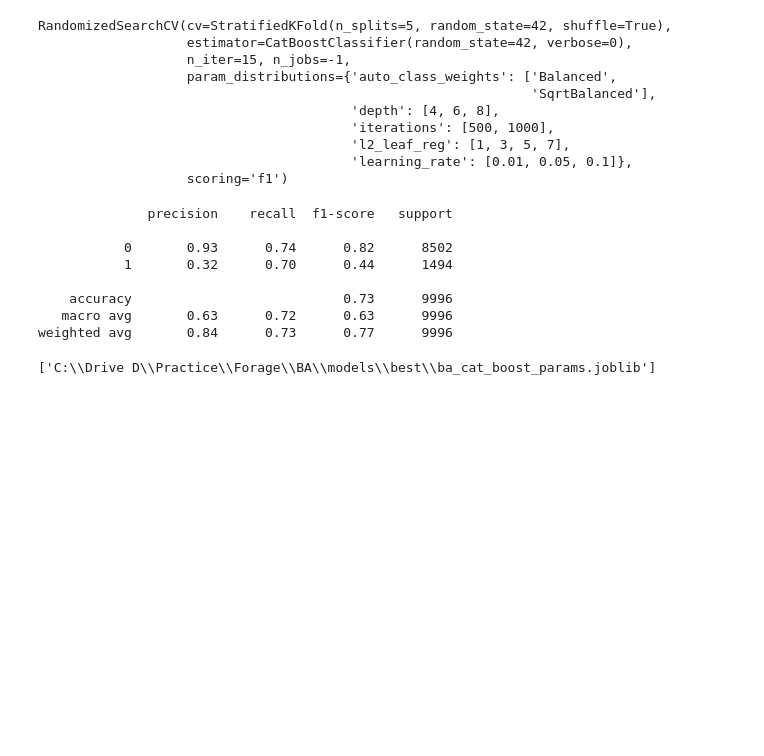
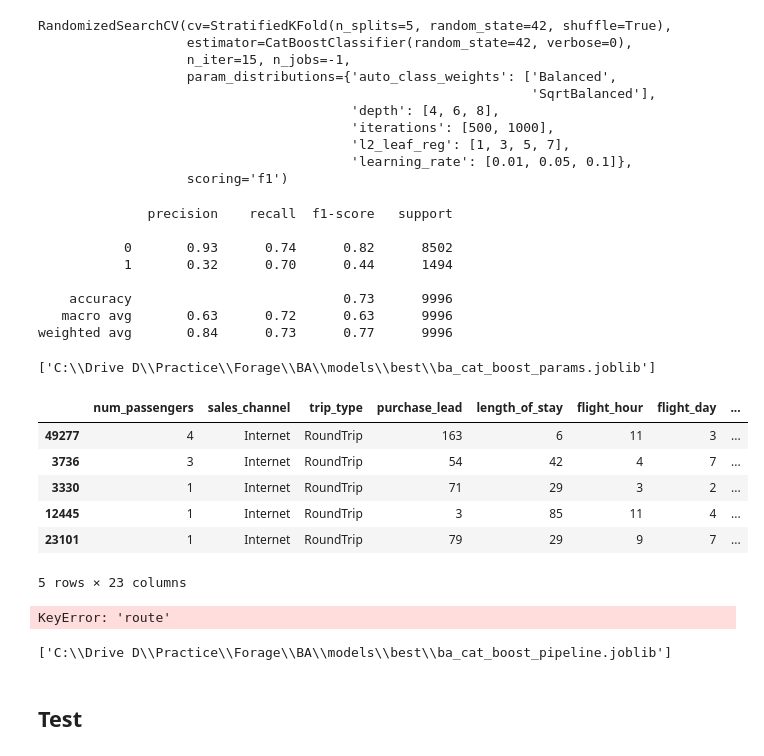
Before and after one commit to raaja-snd/British-Airways-buying-behaviour, a Jupyter notebook: notebook/ba_customer_booking.ipynb, the cells around one changed output. Saved outputs shown, nothing was run; the diff lists cells and outputs as text; code cells hidden in the pictures; blank space fills up the shorter version.

Commit message:
Implemented model testing

```diff
--- a/notebook/ba_customer_booking.ipynb
+++ b/notebook/ba_customer_booking.ipynb
@@ -253,6 +253,16 @@ def get_train_test_split(df):
 # %% [markdown]
 ### Preprocessing
 # %%
+def get_features(df):
+    return feature_engineering_pipeline.fit_transform(df)
+
+num_continuous_cols = ['num_passengers', 'purchase_lead', 'length_of_stay',
+         'flight_duration', 'extra_services_count']
+cyclic_cols = ['flight_hour','flight_day']
+cat_cols = df.select_dtypes(exclude='number').columns.to_list()
+
+
+
 def get_preprocessed_data(X_train,X_test,is_cat=False):
     pipeline = None
     if is_cat:
@@ -625,0 +645,31 @@ joblib.dump(cat_cv.best_params_,parent/'ba_cat_boost_params.joblib')
+# %%
+df_feature = pd.read_csv('../data/customer_booking.csv',encoding='ISO-8859-1')
+labels = df_feature['booking_complete']
+df_feature = df_feature.drop(columns=['booking_complete'])
+df_feature = get_features(df_feature)
+stay_greater_than_year = df_feature.query("length_of_stay >365").index
+df_feature = df_feature.drop(index=stay_greater_than_year)
+labels = labels.drop(index=stay_greater_than_year)
+X_train,X_test,y_train,y_test = get_train_test_split(df_feature)
+X_train_processed, X_test_processed = get_preprocessed_data(X_train,X_test,is_cat=True)
+# %%
+X_train.head()
+# %% [output]
+|  | num_passengers | sales_channel | trip_type | purchase_lead | length_of_stay | flight_hour | flight_day | ... |
+| 49277 | 4 | Internet | RoundTrip | 163 | 6 | 11 | 3 | ... |
+| 3736 | 3 | Internet | RoundTrip | 54 | 42 | 4 | 7 | ... |
+| 3330 | 1 | Internet | RoundTrip | 71 | 29 | 3 | 2 | ... |
+| 12445 | 1 | Internet | RoundTrip | 3 | 85 | 11 | 4 | ... |
+| 23101 | 1 | Internet | RoundTrip | 79 | 29 | 9 | 7 | ... |
+5 rows × 23 columns
+# %%
+ba_cat_boost_pipeline.fit(X_train,y_train)
+# %% [output]
+KeyError: 'route'
+# %%
+
+joblib.dump(ba_cat_boost_pipeline, parent/'ba_cat_boost_pipeline.joblib')
+# %% [output]
+['C:\\Drive D\\Practice\\Forage\\BA\\models\\best\\ba_cat_boost_pipeline.joblib']
+# %% [markdown]
+## Test
```
Also changed, not shown: parts of 9 cells of this notebook, 2 other files.
